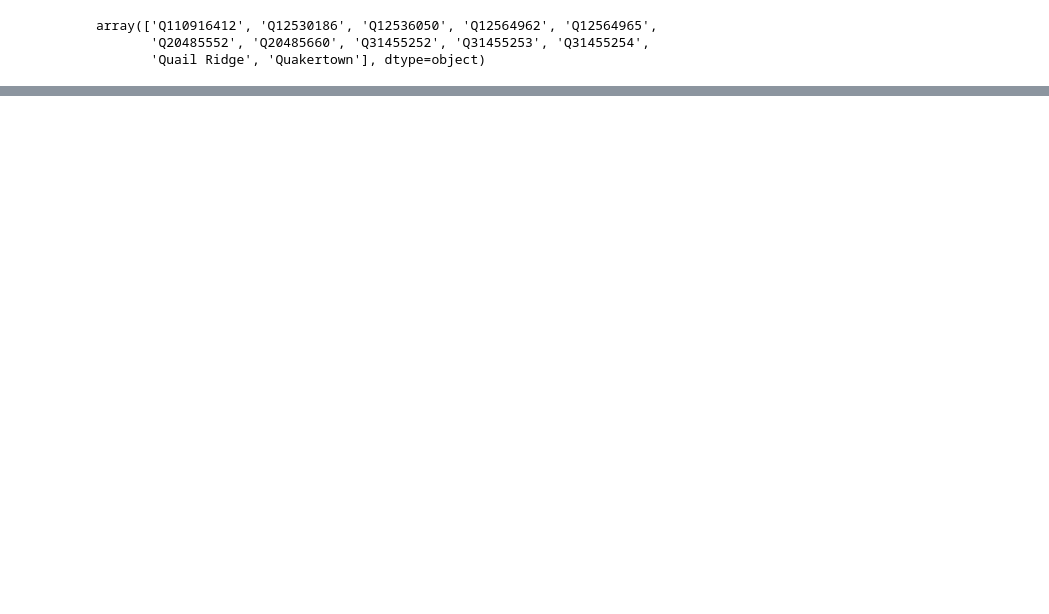
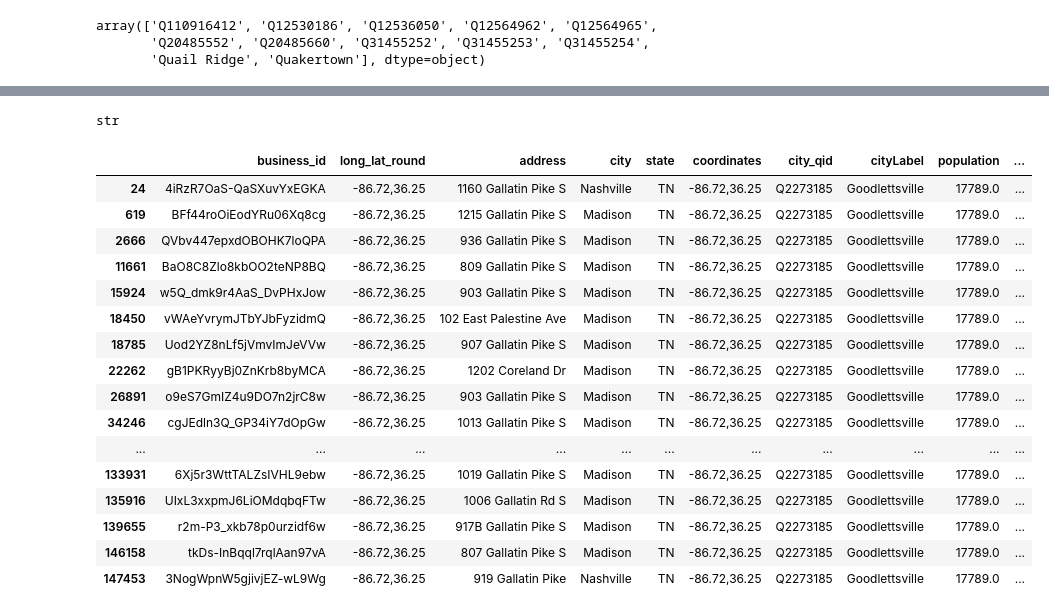
Before and after one commit to christiannielsen98/DVML-P7, a Jupyter notebook: Development/location_from_wikidata.ipynb, the cells around one changed output, grey strips where cells are left out. Saved outputs shown, nothing was run; the diff lists cells and outputs as text; code cells hidden in the pictures; blank space fills up the shorter version.

Commit message:
wikidata location mappings fixes...

```diff
--- a/Development/location_from_wikidata.ipynb
+++ b/Development/location_from_wikidata.ipynb
@@ -16,0 +52,4 @@ array(['Q110916412', 'Q12530186', 'Q12536050', 'Q12564962', 'Q12564965',
+# %%
+biz2 = biz.copy()
+# %%
+biz2['long_lat_round'] = (biz2["longitude"].apply(round, args=(2,)).astype(str) + "," + biz2["latitude"].apply(round, args=(2,)).astype(str))
@@ -16,0 +72,5 @@ array(['Q110916412', 'Q12530186', 'Q12536050', 'Q12564962', 'Q12564965',
+# %%
+biz2 = biz2[['business_id','long_lat_round', 'address', 'city', 'state']]
+# %%
+biz_location_mapping_merge = biz2.merge(location_mappings, left_on='long_lat_round', right_on='coordinates', how='left')
+biz_location_mapping_merge.rename(columns={'city_x':'city', 'state_x': 'state', 'city_y': 'city_qid', 'state_y': 'state_qid'}, inplace=True)
@@ -16,0 +111,24 @@ array(['Q110916412', 'Q12530186', 'Q12536050', 'Q12564962', 'Q12564965',
+# %%
+type(biz_location_mapping_merge['long_lat_round'][0])
+# %% [output]
+str
+# %%
+biz_location_mapping_merge.loc[biz_location_mapping_merge['long_lat_round']=='-86.72,36.25']
+# %% [output]
+|  | business_id | long_lat_round | address | city | state | coordinates | city_qid | cityLabel | population | ... |
+| 24 | 4iRzR7OaS-QaSXuvYxEGKA | -86.72,36.25 | 1160 Gallatin Pike S | Nashville | TN | -86.72,36.25 | Q2273185 | Goodlettsville | 17789.0 | ... |
+| 619 | BFf44roOiEodYRu06Xq8cg | -86.72,36.25 | 1215 Gallatin Pike S | Madison | TN | -86.72,36.25 | Q2273185 | Goodlettsville | 17789.0 | ... |
+| 2666 | QVbv447epxdOBOHK7loQPA | -86.72,36.25 | 936 Gallatin Pike S | Madison | TN | -86.72,36.25 | Q2273185 | Goodlettsville | 17789.0 | ... |
+| 11661 | BaO8C8Zlo8kbOO2teNP8BQ | -86.72,36.25 | 809 Gallatin Pike S | Madison | TN | -86.72,36.25 | Q2273185 | Goodlettsville | 17789.0 | ... |
+| 15924 | w5Q_dmk9r4AaS_DvPHxJow | -86.72,36.25 | 903 Gallatin Pike S | Madison | TN | -86.72,36.25 | Q2273185 | Goodlettsville | 17789.0 | ... |
+| 18450 | vWAeYvrymJTbYJbFyzidmQ | -86.72,36.25 | 102 East Palestine Ave | Madison | TN | -86.72,36.25 | Q2273185 | Goodlettsville | 17789.0 | ... |
+| 18785 | Uod2YZ8nLf5jVmvImJeVVw | -86.72,36.25 | 907 Gallatin Pike S | Madison | TN | -86.72,36.25 | Q2273185 | Goodlettsville | 17789.0 | ... |
+| 22262 | gB1PKRyyBj0ZnKrb8byMCA | -86.72,36.25 | 1202 Coreland Dr | Madison | TN | -86.72,36.25 | Q2273185 | Goodlettsville | 17789.0 | ... |
+| 26891 | o9eS7GmIZ4u9DO7n2jrC8w | -86.72,36.25 | 903 Gallatin Pike S | Madison | TN | -86.72,36.25 | Q2273185 | Goodlettsville | 17789.0 | ... |
+| 34246 | cgJEdln3Q_GP34iY7dOpGw | -86.72,36.25 | 1013 Gallatin Pike S | Madison | TN | -86.72,36.25 | Q2273185 | Goodlettsville | 17789.0 | ... |
+| ... | ... | ... | ... | ... | ... | ... | ... | ... | ... | ... |
+| 133931 | 6Xj5r3WttTALZsIVHL9ebw | -86.72,36.25 | 1019 Gallatin Pike S | Madison | TN | -86.72,36.25 | Q2273185 | Goodlettsville | 17789.0 | ... |
+| 135916 | UIxL3xxpmJ6LiOMdqbqFTw | -86.72,36.25 | 1006 Gallatin Rd S | Madison | TN | -86.72,36.25 | Q2273185 | Goodlettsville | 17789.0 | ... |
+| 139655 | r2m-P3_xkb78p0urzidf6w | -86.72,36.25 | 917B Gallatin Pike S | Madison | TN | -86.72,36.25 | Q2273185 | Goodlettsville | 17789.0 | ... |
+| 146158 | tkDs-InBqql7rqlAan97vA | -86.72,36.25 | 807 Gallatin Pike S | Madison | TN | -86.72,36.25 | Q2273185 | Goodlettsville | 17789.0 | ... |
+| 147453 | 3NogWpnW5gjivjEZ-wL9Wg | -86.72,36.25 | 919 Gallatin Pike | Nashville | TN | -86.72,36.25 | Q2273185 | Goodlettsville | 17789.0 | ... |
```
Also changed, not shown: parts of 18 cells of this notebook, 3 other files.
